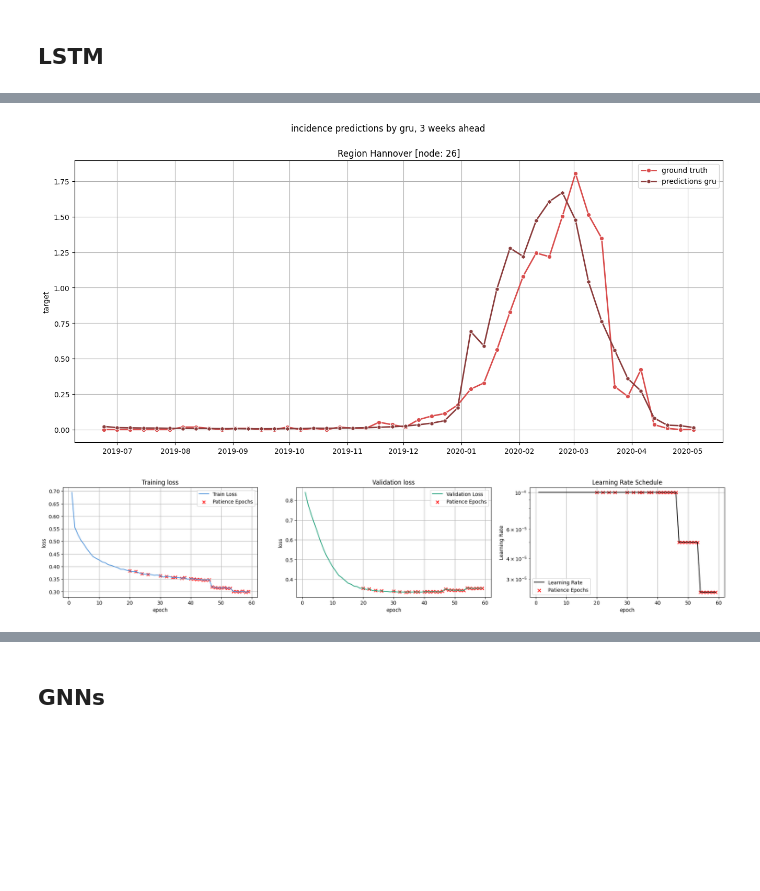
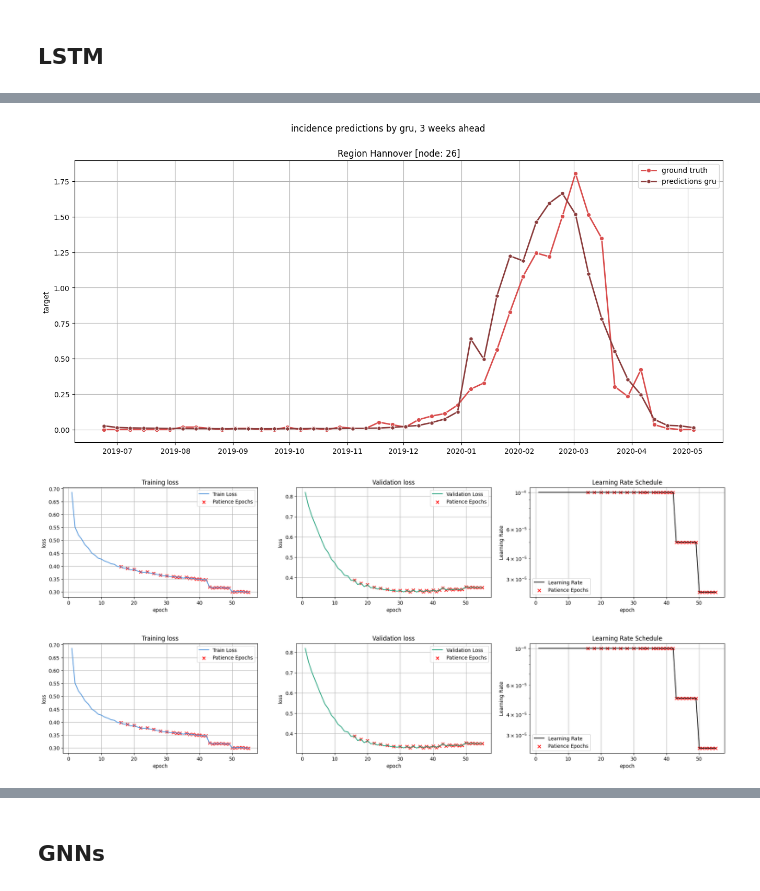
Before and after one commit to stends2001/infectious_disease_gnn, a Jupyter notebook: src/notebooks/3. DeepDataLoader.ipynb, the cells around one changed output, grey strips where cells are left out. Drawn from its saved outputs; the diff is of its cells as text; code cells hidden in the pictures; blank space fills up the shorter version.

```diff
--- a/src/notebooks/3. DeepDataLoader.ipynb
+++ b/src/notebooks/3. DeepDataLoader.ipynb
@@ -49,7 +49,7 @@ shallowdata        = ShallowDataLoaderManager(data_orchestrator).construct_datal
 deepdataloader     = DeepDataLoaderManager(data_orchestrator).construct_dataloaders()
 graphdataloader    = GraphDataLoaderManager(data_orchestrator).retrieve_static_graph('geographical_neighbors1').construct_dataloaders()
 # %%
-n_epochs        = 1
+n_epochs        = 2
 lr              = 0.0001
 min_delta       = 0.0001
 loss            = 'mse'
@@ -103,5 +149,5 @@ forecasted ✓
 # %%
-gru = NodeGRUModel(graphdataloader, name = 'gru', verbose = 2)
+gru = NodeGRUModel(deepdataloader, name = 'gru', verbose = 2)
 gru.set_model_hparams(hidden_size=128)
 gru.set_global_hparams(**global_hparams)
 gru.train()
@@ -129,5 +175,6 @@ Test loss: 0.5586
 forecasted ✓
-[figure, old version]
+[figure, new version]
-[figure, old version]
+[figure, new version]
+[figure, added]
 # %%
 from src.evaluation import Evaluator
```
Also changed, not shown: parts of 6 cells of this notebook, 21 other files.
